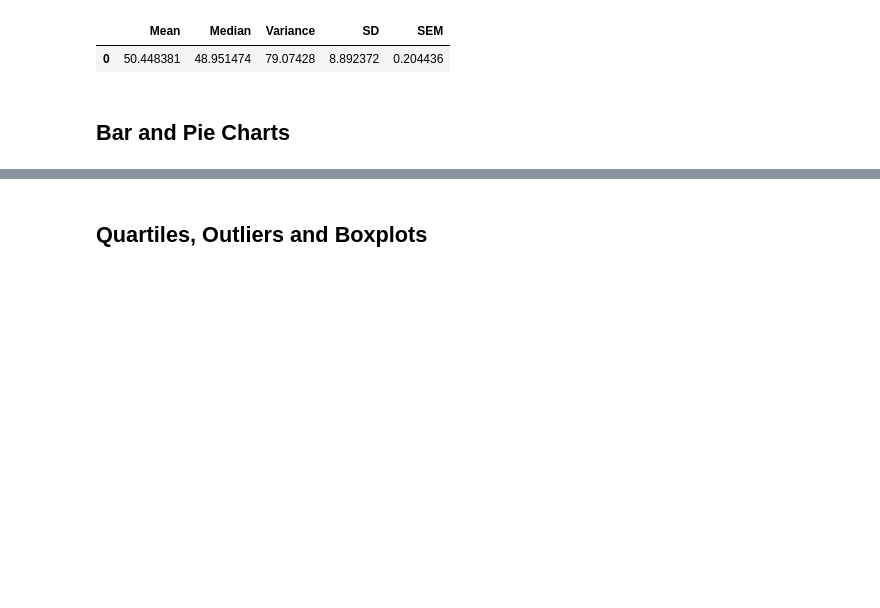
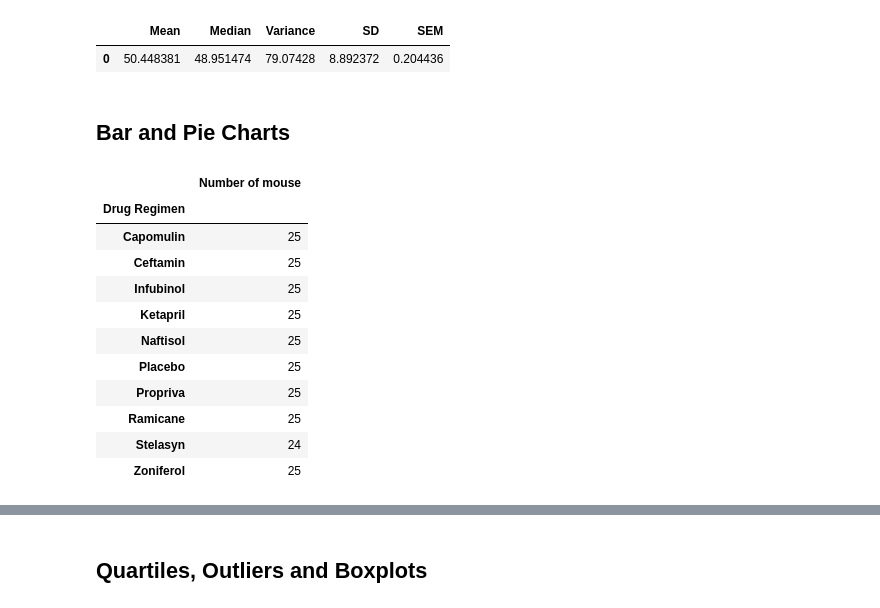
Before and after one commit to ChloeThan/Matplotlib_Challenge, a Jupyter notebook: pymaceuticals_chloe.ipynb, the cells around one changed output, grey strips where cells are left out. Drawn from its saved outputs; the diff is of its cells as text; code cells hidden in the pictures; blank space fills up the shorter version.

```diff
--- a/pymaceuticals_chloe.ipynb
+++ b/pymaceuticals_chloe.ipynb
@@ -133,3 +133,25 @@ The summary statistics table:
 # Generate a bar plot showing the total number of mice for each treatment throughout the course of the study using pandas.
 # %%
 # Generate a bar plot showing the total number of mice for each treatment throughout the course of the study using pyplot.
+
+mouse_data_drug = mouse_metadata.groupby(['Drug Regimen'])
+mouse_count_drug = mouse_data_treatment["Mouse ID"].count()
+
+mouse_data_drug_df = pd.DataFrame({
+    'Number of mouse': mouse_count_drug,
+})
+
+mouse_data_drug_df
+# %% [output]
+|  | Number of mouse |
+| Drug Regimen |  |
+| Capomulin | 25 |
+| Ceftamin | 25 |
+| Infubinol | 25 |
+| Ketapril | 25 |
+| Naftisol | 25 |
+| Placebo | 25 |
+| Propriva | 25 |
+| Ramicane | 25 |
+| Stelasyn | 24 |
+| Zoniferol | 25 |
```
Also changed, not shown: parts of 1 cell of this notebook.
